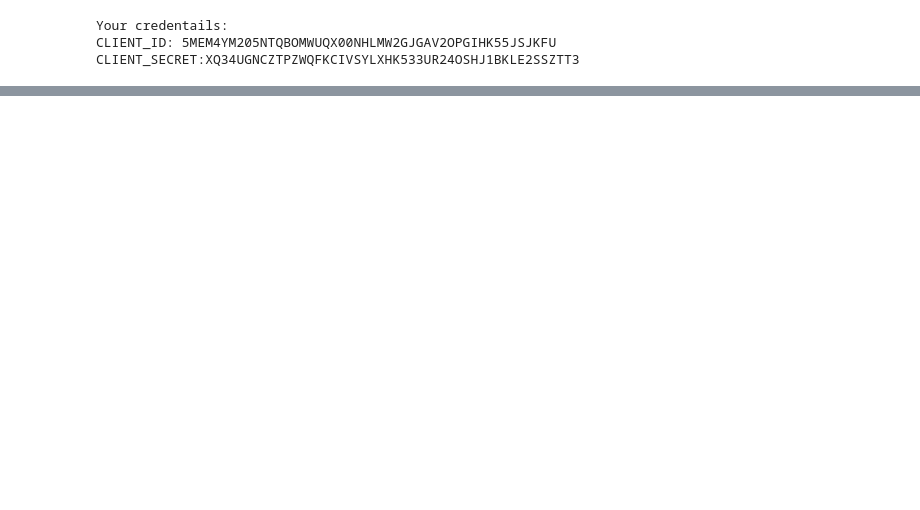
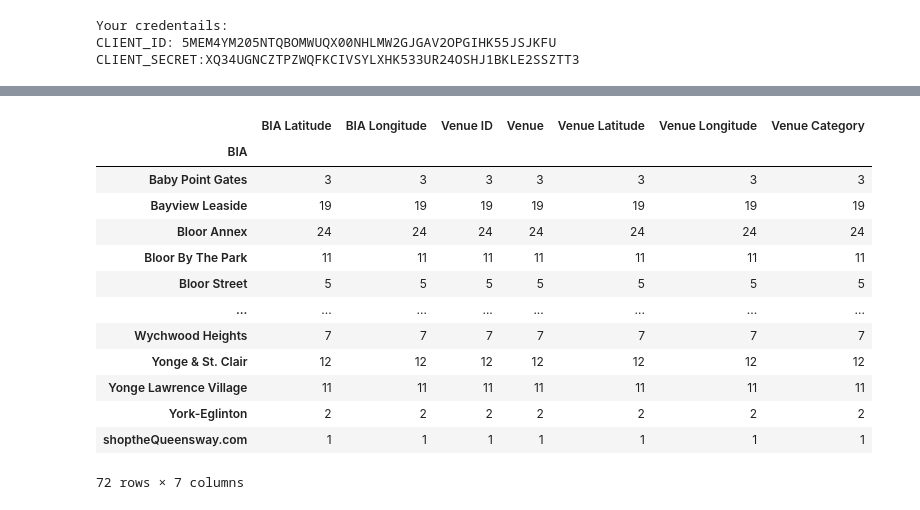
Before and after one commit to JPLue/Coursera_Capstone, a Jupyter notebook: Coursera Capstone Notebook.ipynb, the cells around one changed output, grey strips where cells are left out. Saved outputs shown, nothing was run; the diff lists cells and outputs as text; code cells hidden in the pictures; blank space fills up the shorter version.

Commit message:
Get Venues and Venue Ratings

```diff
--- a/Coursera Capstone Notebook.ipynb
+++ b/Coursera Capstone Notebook.ipynb
@@ -139,10 +139,13 @@ for i in range(len(df_BIAs['geometry'])):
     b.add_child(folium.Popup(df_BIAs['AREA_NAME'][i]))
     fg.add_child(b)
 
-#folium.features.GeoJsonPopup(
-#    fields=[df_BIAs['AREA_NAME']],
-#    labels=False
-#    ).add_to(m)
+for lat, lng, label in zip(df_BIAs['LATITUDE'], df_BIAs['LONGITUDE'], df_BIAs['AREA_NAME']):
+    folium.Marker(
+        [lat, lng],
+        popup=label,
+        icon = None,
+        color = 'red'
+    ).add_to(m)
 
 folium.LayerControl().add_to(m)
 
@@ -166,0 +217,5 @@ CLIENT_SECRET:XQ34UGNCZTPZWQFKCIVSYLXHK533UR24OSHJ1BKLE2SSZTT3
+# %%
+bia_venues = getNearbyVenues(names=df_BIAs['AREA_NAME'],
+                                   latitudes=df_BIAs['LATITUDE'],
+                                   longitudes=df_BIAs['LONGITUDE']
+                                  )
@@ -166,0 +251,17 @@ CLIENT_SECRET:XQ34UGNCZTPZWQFKCIVSYLXHK533UR24OSHJ1BKLE2SSZTT3
+# %%
+bia_venues.groupby(['BIA']).count()
+# %% [output]
+|  | BIA Latitude | BIA Longitude | Venue ID | Venue | Venue Latitude | Venue Longitude | Venue Category |
+| BIA |  |  |  |  |  |  |  |
+| Baby Point Gates | 3 | 3 | 3 | 3 | 3 | 3 | 3 |
+| Bayview Leaside | 19 | 19 | 19 | 19 | 19 | 19 | 19 |
+| Bloor Annex | 24 | 24 | 24 | 24 | 24 | 24 | 24 |
+| Bloor By The Park | 11 | 11 | 11 | 11 | 11 | 11 | 11 |
+| Bloor Street | 5 | 5 | 5 | 5 | 5 | 5 | 5 |
+| ... | ... | ... | ... | ... | ... | ... | ... |
+| Wychwood Heights | 7 | 7 | 7 | 7 | 7 | 7 | 7 |
+| Yonge & St. Clair | 12 | 12 | 12 | 12 | 12 | 12 | 12 |
+| Yonge Lawrence Village | 11 | 11 | 11 | 11 | 11 | 11 | 11 |
+| York-Eglinton | 2 | 2 | 2 | 2 | 2 | 2 | 2 |
+| shoptheQueensway.com | 1 | 1 | 1 | 1 | 1 | 1 | 1 |
+72 rows × 7 columns
```
Also changed, not shown: parts of 10 cells of this notebook.
